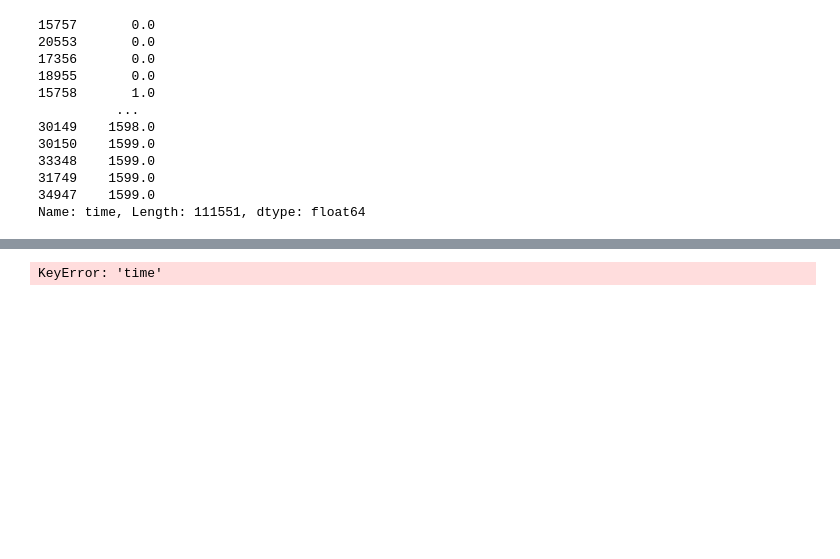
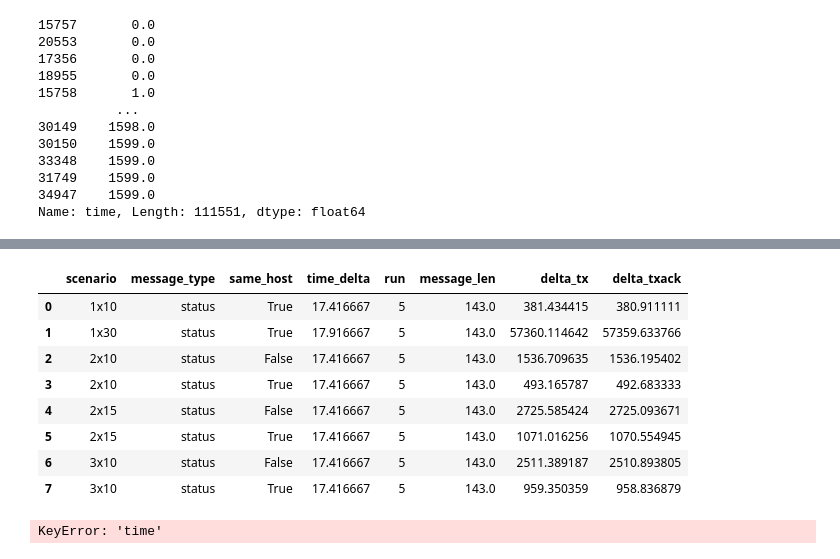
Before and after one commit to stendler/tootbench, a Jupyter notebook: analysis/plot.ipynb, the cells around one changed output, grey strips where cells are left out. Cells and saved outputs as stored; diff of their text form; code cells hidden in the pictures; blank space fills up the shorter version.

```diff
--- a/analysis/plot.ipynb
+++ b/analysis/plot.ipynb
@@ -77,3 +124,15 @@ Name: time, Length: 111551, dtype: float64
+# %%
+df.groupby(by=["scenario", "message_type", "same_host"], as_index=False).max()
+# %% [output]
+|  | scenario | message_type | same_host | time_delta | run | message_len | delta_tx | delta_txack |
+| 0 | 1x10 | status | True | 17.416667 | 5 | 143.0 | 381.434415 | 380.911111 |
+| 1 | 1x30 | status | True | 17.916667 | 5 | 143.0 | 57360.114642 | 57359.633766 |
+| 2 | 2x10 | status | False | 17.416667 | 5 | 143.0 | 1536.709635 | 1536.195402 |
+| 3 | 2x10 | status | True | 17.416667 | 5 | 143.0 | 493.165787 | 492.683333 |
+| 4 | 2x15 | status | False | 17.416667 | 5 | 143.0 | 2725.585424 | 2725.093671 |
+| 5 | 2x15 | status | True | 17.416667 | 5 | 143.0 | 1071.016256 | 1070.554945 |
+| 6 | 3x10 | status | False | 17.416667 | 5 | 143.0 | 2511.389187 | 2510.893805 |
+| 7 | 3x10 | status | True | 17.416667 | 5 | 143.0 | 959.350359 | 958.836879 |
 # %%
 print(window.tumble([])(vm.df))
 # %% [output]
```
Also changed, not shown: parts of 5 cells of this notebook.
